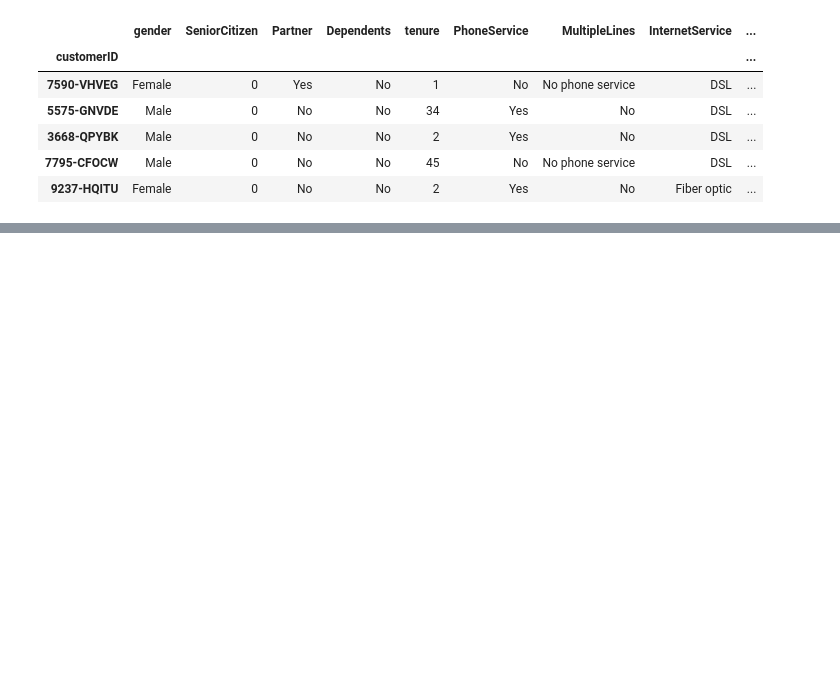
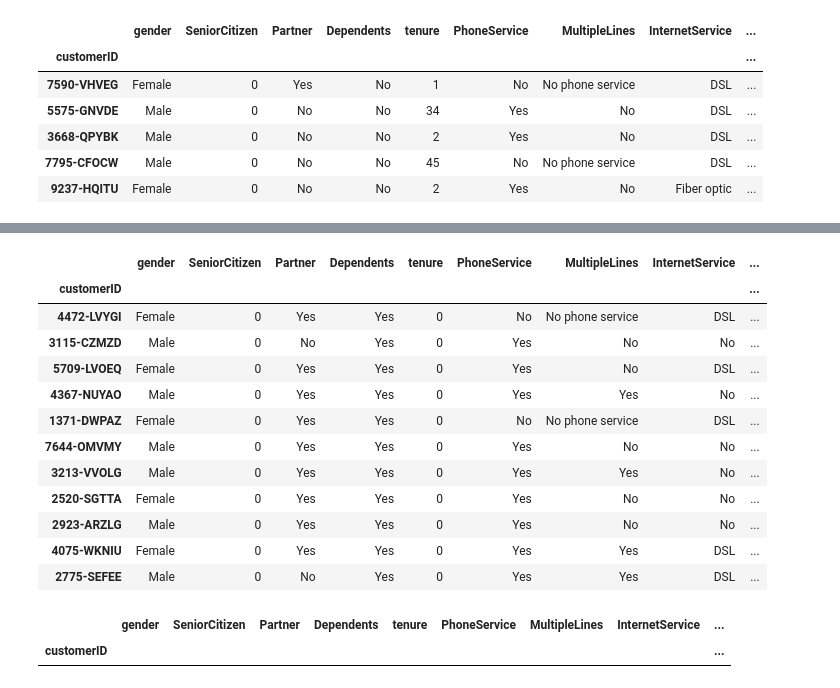
Before and after one commit to Rohan19005742/Data_Science, a Jupyter notebook: Playground/end-to-end-project.IPYNB, the cells around one changed output, grey strips where cells are left out. Cells and saved outputs as stored; diff of their text form; code cells hidden in the pictures; blank space fills up the shorter version.

```diff
--- a/Playground/end-to-end-project.IPYNB
+++ b/Playground/end-to-end-project.IPYNB
@@ -152,0 +222,27 @@ data.head()
+# %%
+# Find rows with missing values
+missing_rows = data[data.isna().any(axis=1)]
+missing_rows
+# %% [output]
+|  | gender | SeniorCitizen | Partner | Dependents | tenure | PhoneService | MultipleLines | InternetService | ... |
+| customerID |  |  |  |  |  |  |  |  | ... |
+| 4472-LVYGI | Female | 0 | Yes | Yes | 0 | No | No phone service | DSL | ... |
+| 3115-CZMZD | Male | 0 | No | Yes | 0 | Yes | No | No | ... |
+| 5709-LVOEQ | Female | 0 | Yes | Yes | 0 | Yes | No | DSL | ... |
+| 4367-NUYAO | Male | 0 | Yes | Yes | 0 | Yes | Yes | No | ... |
+| 1371-DWPAZ | Female | 0 | Yes | Yes | 0 | No | No phone service | DSL | ... |
+| 7644-OMVMY | Male | 0 | Yes | Yes | 0 | Yes | No | No | ... |
+| 3213-VVOLG | Male | 0 | Yes | Yes | 0 | Yes | Yes | No | ... |
+| 2520-SGTTA | Female | 0 | Yes | Yes | 0 | Yes | No | No | ... |
+| 2923-ARZLG | Male | 0 | Yes | Yes | 0 | Yes | No | No | ... |
+| 4075-WKNIU | Female | 0 | Yes | Yes | 0 | Yes | Yes | DSL | ... |
+| 2775-SEFEE | Male | 0 | No | Yes | 0 | Yes | Yes | DSL | ... |
+# %%
+# MAR, total charge is mising due to 0 tenure. I will fill in the values as 0.
+
+data["TotalCharges"] = data["TotalCharges"].fillna(0)
+missing_rows = data[data.isna().any(axis=1)]
+missing_rows
+# %% [output]
+|  | gender | SeniorCitizen | Partner | Dependents | tenure | PhoneService | MultipleLines | InternetService | ... |
+| customerID |  |  |  |  |  |  |  |  | ... |
```
Also changed, not shown: parts of 12 cells of this notebook, 10 other files.
